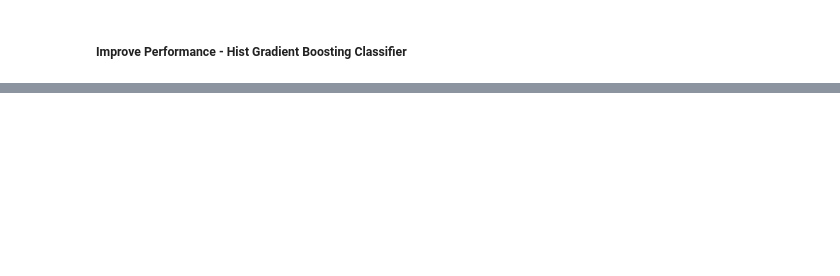
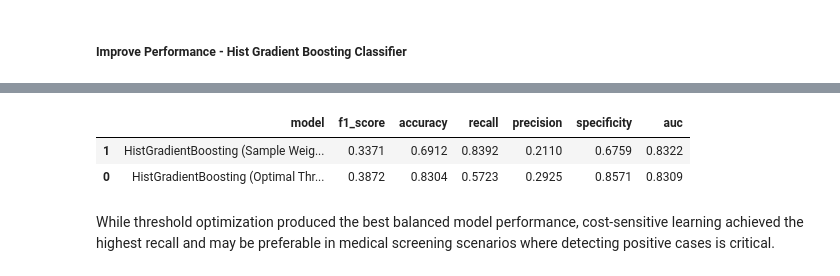
Before and after one commit to leonardsangoroh/AIFoundations, a Jupyter notebook: AssessmentOne/heart-attack-prediction-assignment.ipynb, the cells around one changed output, grey strips where cells are left out. Cells and saved outputs as stored; diff of their text form; code cells hidden in the pictures; blank space fills up the shorter version.

```diff
--- a/AssessmentOne/heart-attack-prediction-assignment.ipynb
+++ b/AssessmentOne/heart-attack-prediction-assignment.ipynb
@@ -893,0 +1036,22 @@ plt.show()
+# %%
+# higher weight for positive class
+sample_weights = np.where(Y_train_sm == 1, 2.0, 1.0)
+
+hgb_weighted = HistGradientBoostingClassifier(
+    max_iter=200,
+    learning_rate=0.05,
+    max_depth=6,
+    random_state=42
+)
+
+hgb_weighted.fit(X_train_sm, Y_train_sm, sample_weight=sample_weights)
+
+y_hgb_weighted_prob = hgb_weighted.predict_proba(X_test_scaled)[:, 1]
+y_hgb_weighted_pred = (y_hgb_weighted_prob >= 0.25).astype(int)
+# %%
+weighted_results = modelPerformance(
+    "HistGradientBoosting (Sample Weights + 0.25 threshold)",
+    y_test,
+    y_hgb_weighted_pred,
+    y_hgb_weighted_prob
+)
@@ -893,0 +1068,15 @@ plt.show()
+# %%
+# Combine results
+all_results = [
+   opt_results,
+    weighted_results
+]
+
+results_df = pd.DataFrame(all_results).round(4)
+results_df.sort_values(by="auc", ascending=False)
+# %% [output]
+|  | model | f1_score | accuracy | recall | precision | specificity | auc |
+| 1 | HistGradientBoosting (Sample Weig... | 0.3371 | 0.6912 | 0.8392 | 0.2110 | 0.6759 | 0.8322 |
+| 0 | HistGradientBoosting (Optimal Thr... | 0.3872 | 0.8304 | 0.5723 | 0.2925 | 0.8571 | 0.8309 |
+# %% [markdown]
+While threshold optimization produced the best balanced model performance, cost-sensitive learning achieved the highest recall and may be preferable in medical screening scenarios where detecting positive cases is critical.
```
Also changed, not shown: parts of 22 cells of this notebook.
